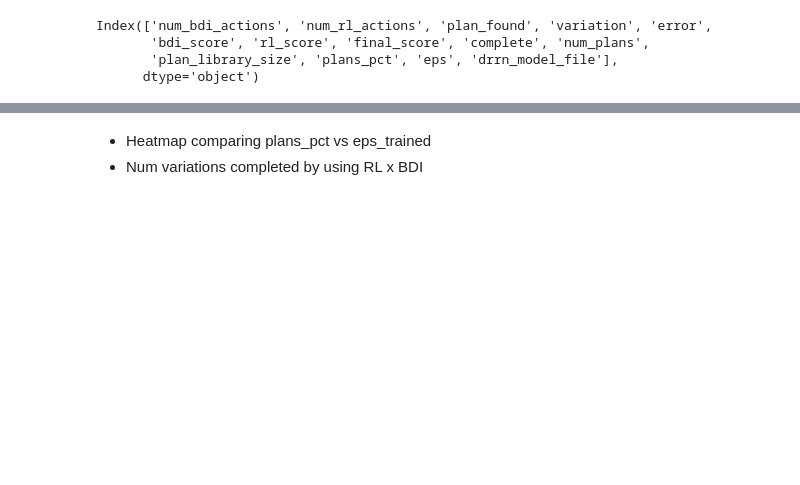
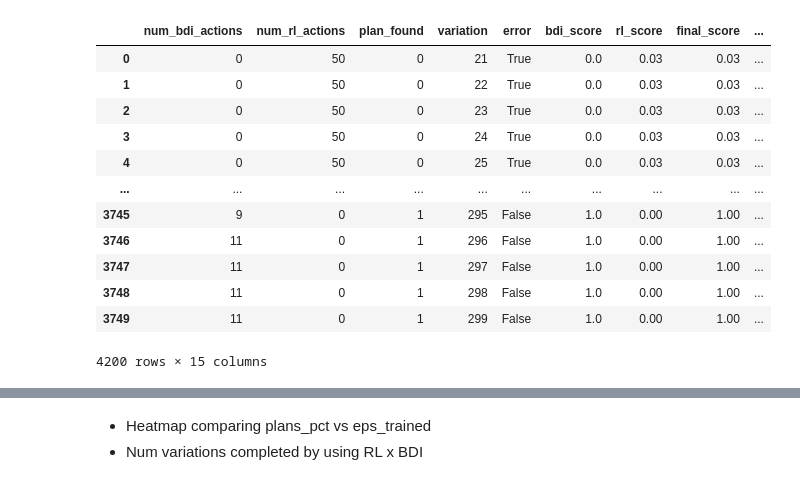
Before and after one commit to yukioichida/bdi-latent-space, a Jupyter notebook: notebooks/results_analysis.ipynb, the cells around one changed output, grey strips where cells are left out. Cells and saved outputs as stored; diff of their text form; code cells hidden in the pictures; blank space fills up the shorter version.

```diff
--- a/notebooks/results_analysis.ipynb
+++ b/notebooks/results_analysis.ipynb
@@ -1,30 +1,56 @@
 # %%
 import pandas as pd
 import plotly.graph_objects as go
 import plotly.express as px
+import plotly.io as pio
+
+pio.templates.default = "simple_white"
+
+
 
 from scienceworld import ScienceWorldEnv
 
 from sources.scienceworld import load_step_function,parse_observation
 from sources.agent import BDIAgent
 from sources.bdi_components.inference import NLIModel
 from sources.bdi_components.belief import State
 
 import numpy as np
 from os import listdir
 from os.path import isfile, join
 import re
 
-results_df = pd.read_csv("../results/results_find-non-living-thing.csv")
-# TODO ajustar dps o script
-results_df.loc[results_df["plans_pct"] == 1, "plans_pct"] = 100
-results_df.loc[results_df["plans_pct"] == 2, "plans_pct"] = 25
-results_df.loc[results_df["plans_pct"] == 5, "plans_pct"] = 50
-results_df.loc[results_df["plans_pct"] == 7, "plans_pct"] = 75
 
-results_df.columns
+tasks = ['melt', 'find-non-living-thing']
+all_data = []
+plan_statistics = pd.read_csv("plan_statistics.csv")
+
+for task in tasks:
+    results_df = pd.read_csv(f"../results/results_{task}.csv")
+    # TODO ajustar dps o script
+    results_df.loc[results_df["plans_pct"] == 1, "plans_pct"] = 100
+    results_df.loc[results_df["plans_pct"] == 2, "plans_pct"] = 25
+    results_df.loc[results_df["plans_pct"] == 5, "plans_pct"] = 50
+    results_df.loc[results_df["plans_pct"] == 7, "plans_pct"] = 75
+    results_df['task'] = task
+    results_df['rl_score'] = results_df['rl_score'] / 100
+    results_df['bdi_score'] = results_df['bdi_score'] / 100
+    results_df['final_score'] = results_df['final_score'] / 100
+    all_data.append(results_df)
+
+results_df = pd.concat(all_data)
+results_df
 # %% [output]
+|  | num_bdi_actions | num_rl_actions | plan_found | variation | error | bdi_score | rl_score | final_score | ... |
+| 0 | 0 | 50 | 0 | 21 | True | 0.0 | 0.03 | 0.03 | ... |
+| 1 | 0 | 50 | 0 | 22 | True | 0.0 | 0.03 | 0.03 | ... |
+| 2 | 0 | 50 | 0 | 23 | True | 0.0 | 0.03 | 0.03 | ... |
+| 3 | 0 | 50 | 0 | 24 | True | 0.0 | 0.03 | 0.03 | ... |
+| 4 | 0 | 50 | 0 | 25 | True | 0.0 | 0.03 | 0.03 | ... |
+| ... | ... | ... | ... | ... | ... | ... | ... | ... | ... |
+| 3745 | 9 | 0 | 1 | 295 | False | 1.0 | 0.00 | 1.00 | ... |
+| 3746 | 11 | 0 | 1 | 296 | False | 1.0 | 0.00 | 1.00 | ... |
+| 3747 | 11 | 0 | 1 | 297 | False | 1.0 | 0.00 | 1.00 | ... |
+| 3748 | 11 | 0 | 1 | 298 | False | 1.0 | 0.00 | 1.00 | ... |
+| 3749 | 11 | 0 | 1 | 299 | False | 1.0 | 0.00 | 1.00 | ... |
-Index(['num_bdi_actions', 'num_rl_actions', 'plan_found', 'variation', 'error',
-       'bdi_score', 'rl_score', 'final_score', 'complete', 'num_plans',
-       'plan_library_size', 'plans_pct', 'eps', 'drrn_model_file'],
-      dtype='object')
+4200 rows × 15 columns
```
Also changed, not shown: parts of 13 cells of this notebook, 6 other files.
